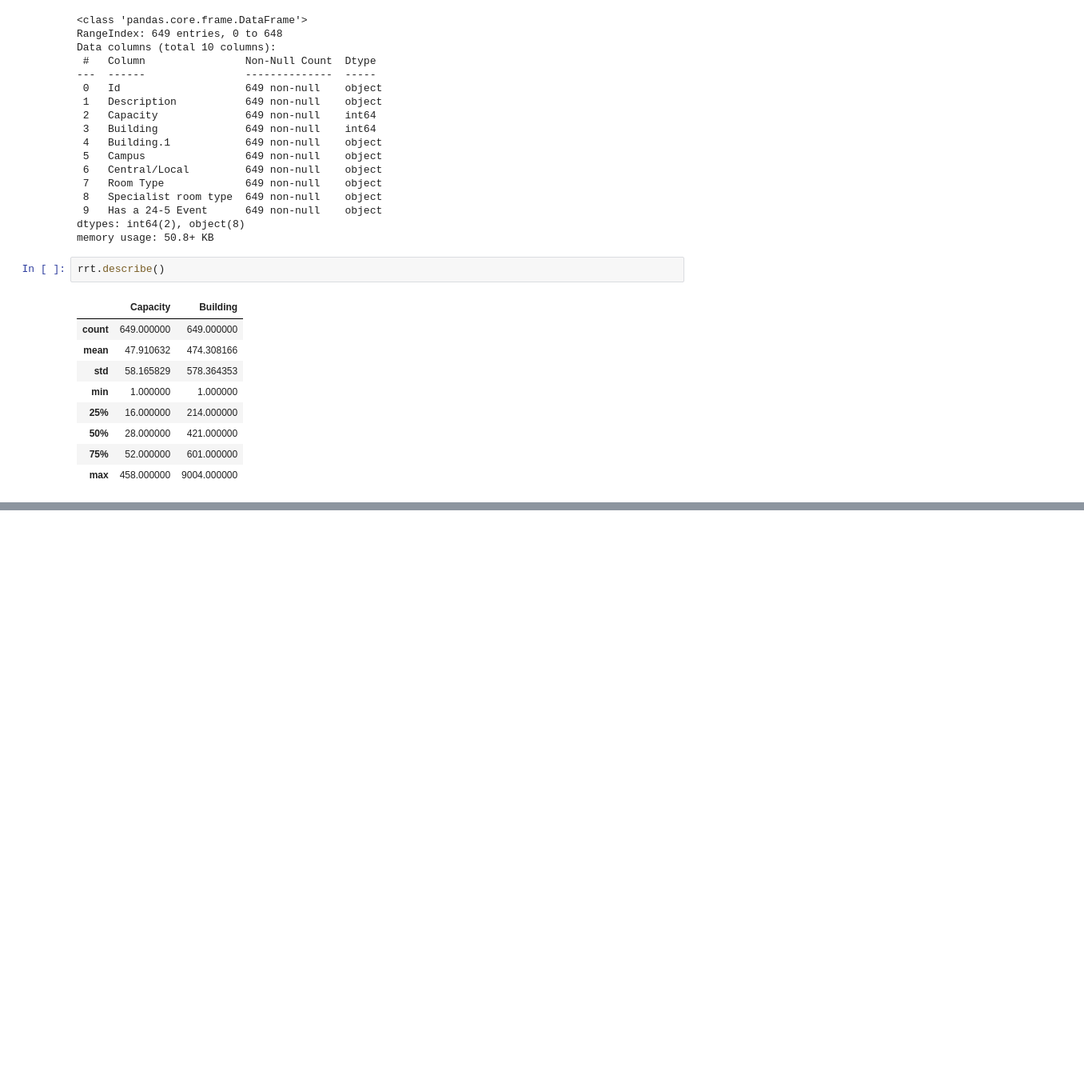
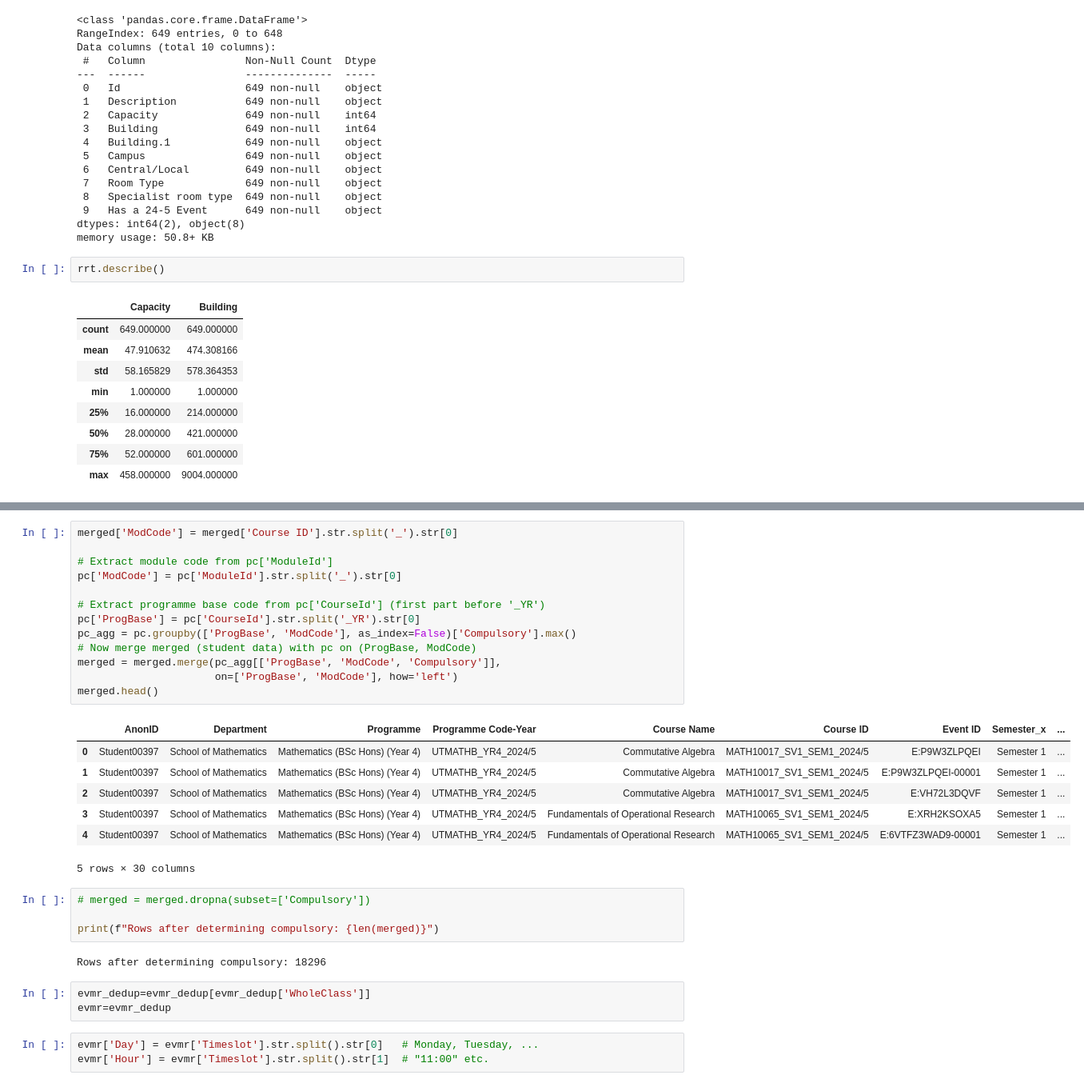
Before and after one commit to sagharrezanavaz/TAOR, a Jupyter notebook: Data/Data exploration.ipynb, the cells around one changed output, grey strips where cells are left out. Shown at 80% size. Cells and saved outputs as stored; diff of their text form; blank space fills up the shorter version.

```diff
--- a/Data/Data exploration.ipynb
+++ b/Data/Data exploration.ipynb
@@ -217,0 +355,33 @@ rrt.describe()
+# %%
+merged['ModCode'] = merged['Course ID'].str.split('_').str[0]
+
+# Extract module code from pc['ModuleId']
+pc['ModCode'] = pc['ModuleId'].str.split('_').str[0]
+
+# Extract programme base code from pc['CourseId'] (first part before '_YR')
+pc['ProgBase'] = pc['CourseId'].str.split('_YR').str[0]
+pc_agg = pc.groupby(['ProgBase', 'ModCode'], as_index=False)['Compulsory'].max()
+# Now merge merged (student data) with pc on (ProgBase, ModCode)
+merged = merged.merge(pc_agg[['ProgBase', 'ModCode', 'Compulsory']],
+                      on=['ProgBase', 'ModCode'], how='left')
+merged.head()
+# %% [output]
+|  | AnonID | Department | Programme | Programme Code-Year | Course Name | Course ID | Event ID | Semester_x | ... |
+| 0 | Student00397 | School of Mathematics | Mathematics (BSc Hons) (Year 4) | UTMATHB_YR4_2024/5 | Commutative Algebra | MATH10017_SV1_SEM1_2024/5 | E:P9W3ZLPQEI | Semester 1 | ... |
+| 1 | Student00397 | School of Mathematics | Mathematics (BSc Hons) (Year 4) | UTMATHB_YR4_2024/5 | Commutative Algebra | MATH10017_SV1_SEM1_2024/5 | E:P9W3ZLPQEI-00001 | Semester 1 | ... |
+| 2 | Student00397 | School of Mathematics | Mathematics (BSc Hons) (Year 4) | UTMATHB_YR4_2024/5 | Commutative Algebra | MATH10017_SV1_SEM1_2024/5 | E:VH72L3DQVF | Semester 1 | ... |
+| 3 | Student00397 | School of Mathematics | Mathematics (BSc Hons) (Year 4) | UTMATHB_YR4_2024/5 | Fundamentals of Operational Research | MATH10065_SV1_SEM1_2024/5 | E:XRH2KSOXA5 | Semester 1 | ... |
+| 4 | Student00397 | School of Mathematics | Mathematics (BSc Hons) (Year 4) | UTMATHB_YR4_2024/5 | Fundamentals of Operational Research | MATH10065_SV1_SEM1_2024/5 | E:6VTFZ3WAD9-00001 | Semester 1 | ... |
+5 rows × 30 columns
+# %%
+# merged = merged.dropna(subset=['Compulsory'])
+
+print(f"Rows after determining compulsory: {len(merged)}")
+# %% [output]
+Rows after determining compulsory: 18296
+# %%
+evmr_dedup=evmr_dedup[evmr_dedup['WholeClass']]
+evmr=evmr_dedup
+# %%
+evmr['Day'] = evmr['Timeslot'].str.split().str[0]   # Monday, Tuesday, ...
+evmr['Hour'] = evmr['Timeslot'].str.split().str[1]  # "11:00" etc.
```
Also changed, not shown: parts of 21 cells of this notebook.
